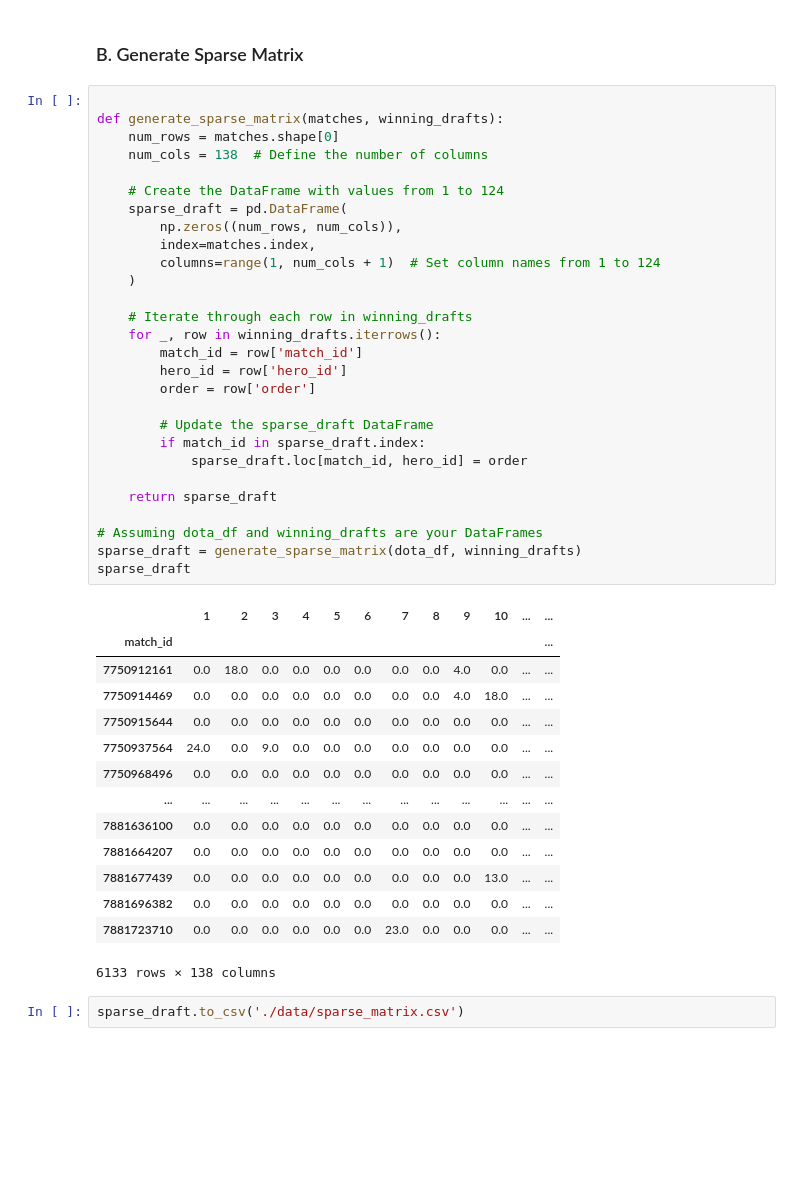
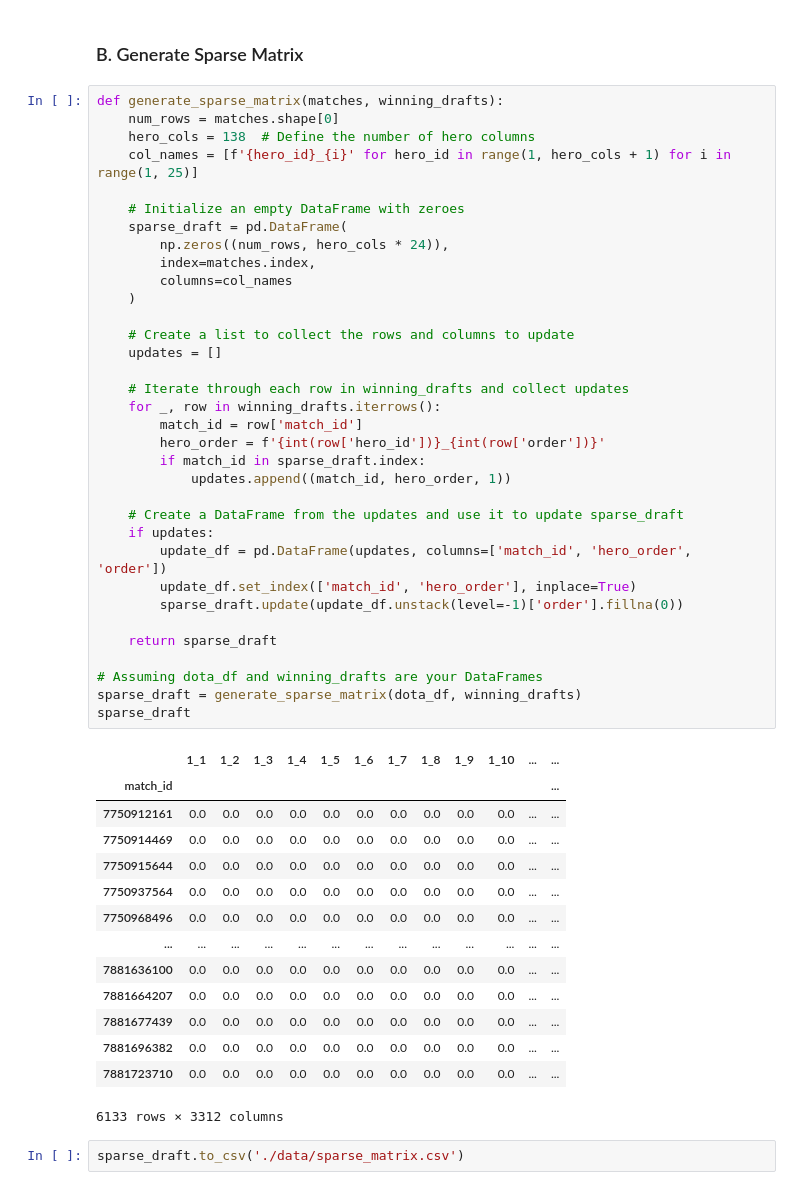
Before and after one commit to DevDords/LT2_DMW2_CaptainsMode, a Jupyter notebook: 1. preprocess.ipynb, the cells around one changed output. Saved outputs shown, nothing was run; the diff lists cells and outputs as text; blank space fills up the shorter version.

Commit message:
changed sparse matrix generation

```diff
--- a/1. preprocess.ipynb
+++ b/1. preprocess.ipynb
@@ -151,47 +151,53 @@ winning_drafts
 # %% [markdown]
 ### B. Generate Sparse Matrix
 # %%
-
 def generate_sparse_matrix(matches, winning_drafts):
     num_rows = matches.shape[0]
-    num_cols = 138  # Define the number of columns
+    hero_cols = 138  # Define the number of hero columns
+    col_names = [f'{hero_id}_{i}' for hero_id in range(1, hero_cols + 1) for i in range(1, 25)]
 
-    # Create the DataFrame with values from 1 to 124
+    # Initialize an empty DataFrame with zeroes
     sparse_draft = pd.DataFrame(
-        np.zeros((num_rows, num_cols)),
+        np.zeros((num_rows, hero_cols * 24)),
         index=matches.index,
-        columns=range(1, num_cols + 1)  # Set column names from 1 to 124
+        columns=col_names
     )
 
-    # Iterate through each row in winning_drafts
+    # Create a list to collect the rows and columns to update
+    updates = []
+
+    # Iterate through each row in winning_drafts and collect updates
     for _, row in winning_drafts.iterrows():
         match_id = row['match_id']
-        hero_id = row['hero_id']
-        order = row['order']
+        hero_order = f'{int(row['hero_id'])}_{int(row['order'])}'
+        if match_id in sparse_draft.index:
+            updates.append((match_id, hero_order, 1))
 
-        # Update the sparse_draft DataFrame
-        if match_id in sparse_draft.index:
-            sparse_draft.loc[match_id, hero_id] = order
+    # Create a DataFrame from the updates and use it to update sparse_draft
+    if updates:
+        update_df = pd.DataFrame(updates, columns=['match_id', 'hero_order', 'order'])
+        update_df.set_index(['match_id', 'hero_order'], inplace=True)
+        sparse_draft.update(update_df.unstack(level=-1)['order'].fillna(0))
 
     return sparse_draft
 
 # Assuming dota_df and winning_drafts are your DataFrames
 sparse_draft = generate_sparse_matrix(dota_df, winning_drafts)
 sparse_draft
 # %% [output]
-|  | 1 | 2 | 3 | 4 | 5 | 6 | 7 | 8 | 9 | 10 | ... | ... |
+|  | 1_1 | 1_2 | 1_3 | 1_4 | 1_5 | 1_6 | 1_7 | 1_8 | 1_9 | 1_10 | ... | ... |
 | match_id |  |  |  |  |  |  |  |  |  |  |  | ... |
-| 7750912161 | 0.0 | 18.0 | 0.0 | 0.0 | 0.0 | 0.0 | 0.0 | 0.0 | 4.0 | 0.0 | ... | ... |
-| 7750914469 | 0.0 | 0.0 | 0.0 | 0.0 | 0.0 | 0.0 | 0.0 | 0.0 | 4.0 | 18.0 | ... | ... |
+| 7750912161 | 0.0 | 0.0 | 0.0 | 0.0 | 0.0 | 0.0 | 0.0 | 0.0 | 0.0 | 0.0 | ... | ... |
+| 7750914469 | 0.0 | 0.0 | 0.0 | 0.0 | 0.0 | 0.0 | 0.0 | 0.0 | 0.0 | 0.0 | ... | ... |
 | 7750915644 | 0.0 | 0.0 | 0.0 | 0.0 | 0.0 | 0.0 | 0.0 | 0.0 | 0.0 | 0.0 | ... | ... |
-| 7750937564 | 24.0 | 0.0 | 9.0 | 0.0 | 0.0 | 0.0 | 0.0 | 0.0 | 0.0 | 0.0 | ... | ... |
+| 7750937564 | 0.0 | 0.0 | 0.0 | 0.0 | 0.0 | 0.0 | 0.0 | 0.0 | 0.0 | 0.0 | ... | ... |
 | 7750968496 | 0.0 | 0.0 | 0.0 | 0.0 | 0.0 | 0.0 | 0.0 | 0.0 | 0.0 | 0.0 | ... | ... |
 | ... | ... | ... | ... | ... | ... | ... | ... | ... | ... | ... | ... | ... |
 | 7881636100 | 0.0 | 0.0 | 0.0 | 0.0 | 0.0 | 0.0 | 0.0 | 0.0 | 0.0 | 0.0 | ... | ... |
 | 7881664207 | 0.0 | 0.0 | 0.0 | 0.0 | 0.0 | 0.0 | 0.0 | 0.0 | 0.0 | 0.0 | ... | ... |
-| 7881677439 | 0.0 | 0.0 | 0.0 | 0.0 | 0.0 | 0.0 | 0.0 | 0.0 | 0.0 | 13.0 | ... | ... |
+| 7881677439 | 0.0 | 0.0 | 0.0 | 0.0 | 0.0 | 0.0 | 0.0 | 0.0 | 0.0 | 0.0 | ... | ... |
 | 7881696382 | 0.0 | 0.0 | 0.0 | 0.0 | 0.0 | 0.0 | 0.0 | 0.0 | 0.0 | 0.0 | ... | ... |
-| 7881723710 | 0.0 | 0.0 | 0.0 | 0.0 | 0.0 | 0.0 | 23.0 | 0.0 | 0.0 | 0.0 | ... | ... |
+| 7881723710 | 0.0 | 0.0 | 0.0 | 0.0 | 0.0 | 0.0 | 0.0 | 0.0 | 0.0 | 0.0 | ... | ... |
-6133 rows × 138 columns
+6133 rows × 3312 columns
 # %%
 sparse_draft.to_csv('./data/sparse_matrix.csv')
```
Also changed, not shown: 1 other file.
